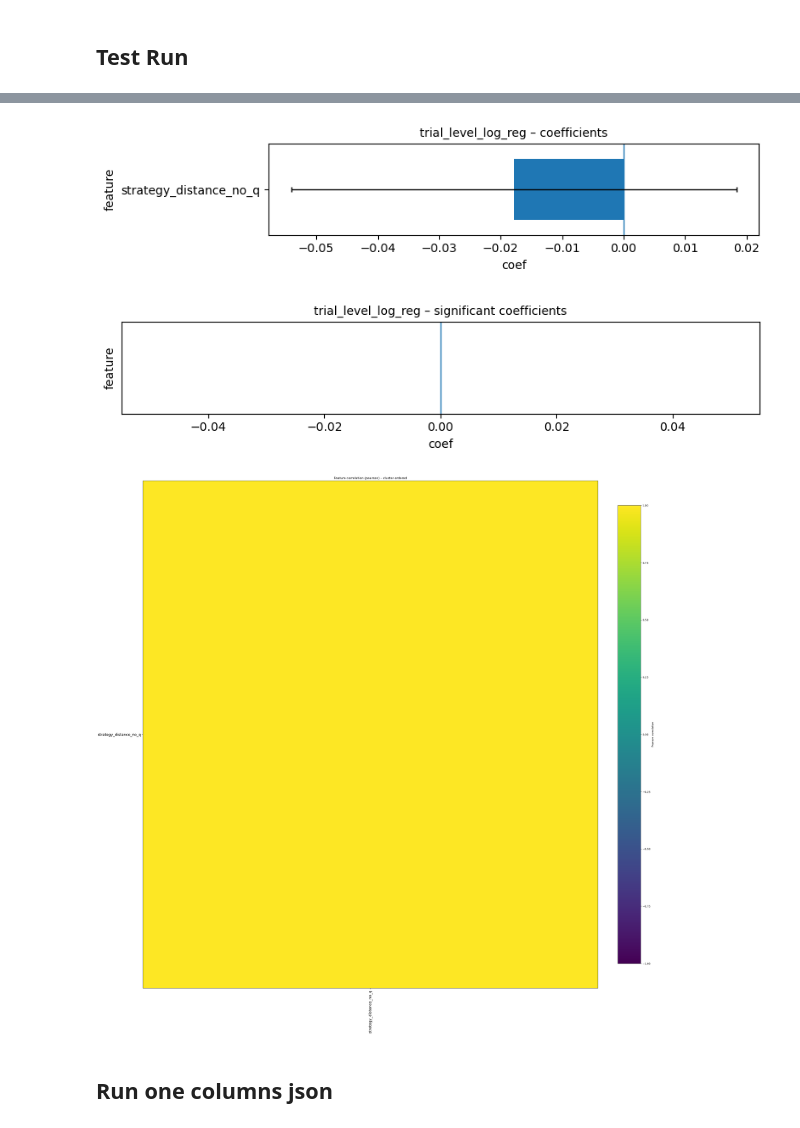
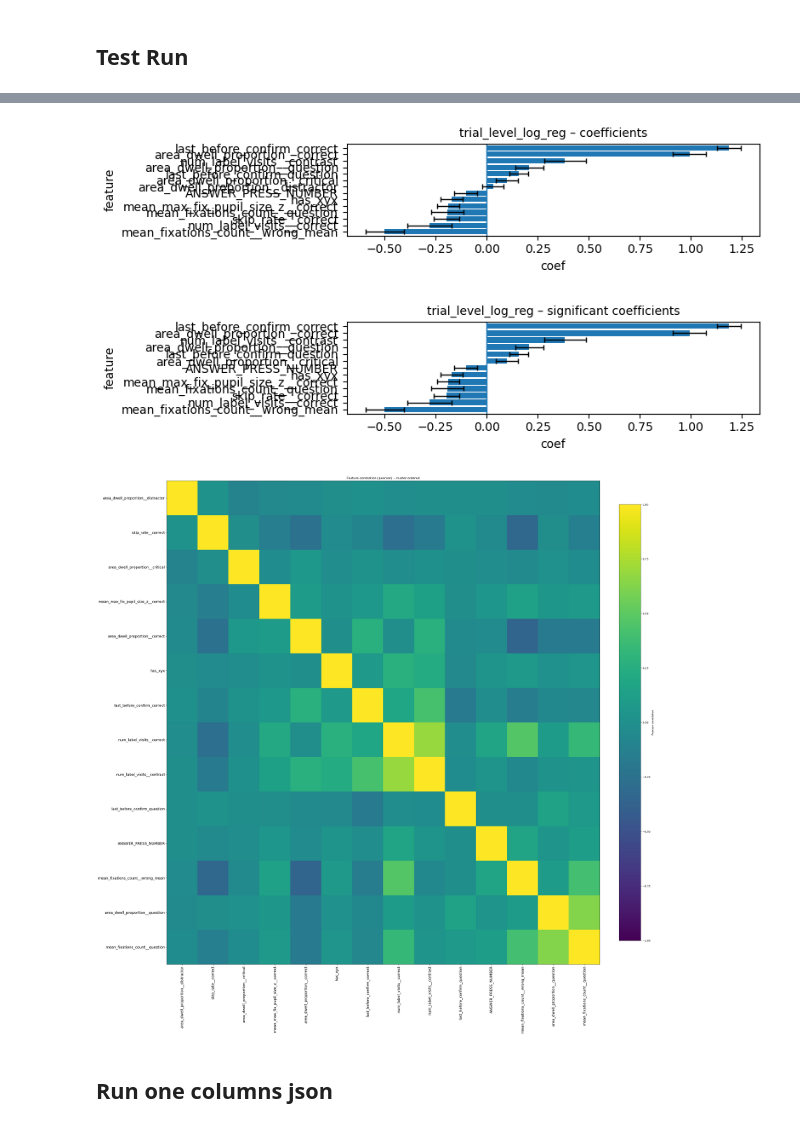
Before and after one commit to Mormorfor/QA_eyetracking, a Jupyter notebook: notebooks/answer_corr_prediction.ipynb, the cells around one changed output, grey strips where cells are left out. Drawn from its saved outputs; the diff is of its cells as text; code cells hidden in the pictures.

```diff
--- a/notebooks/answer_corr_prediction.ipynb
+++ b/notebooks/answer_corr_prediction.ipynb
@@ -177,9 +98,12 @@ trial_df
 # %% [markdown]
 ## Test Run
 # %%
+
+#run everything with part clustered CIs
 out_logreg = run_full_features_correctness_bundle(
     df=all_participants,
-    feature_cols= ['strategy_distance_no_q'],
+    feature_cols= ['area_dwell_proportion__critical', 'area_dwell_proportion__distractor']
+    + FG.SELECT_1_COLS + FG.LAST_CONFIRM_COMPACT,
     test_regimes=["both"],
     test_split="test",
     paper_dirs=PAPER_DIRS,
@@ -216,6 +140,6 @@ Loading cached features from E:\Technion\QA PROJECT\programming\QA_eyetracking_w
-[figure, old version]
+[figure, new version]
-[figure, old version]
+[figure, new version]
-[figure, old version]
+[figure, new version]
 # %% [markdown]
 ## Run one columns json
 # %%
```
Also changed, not shown: parts of 11 cells of this notebook, 33 other files.
